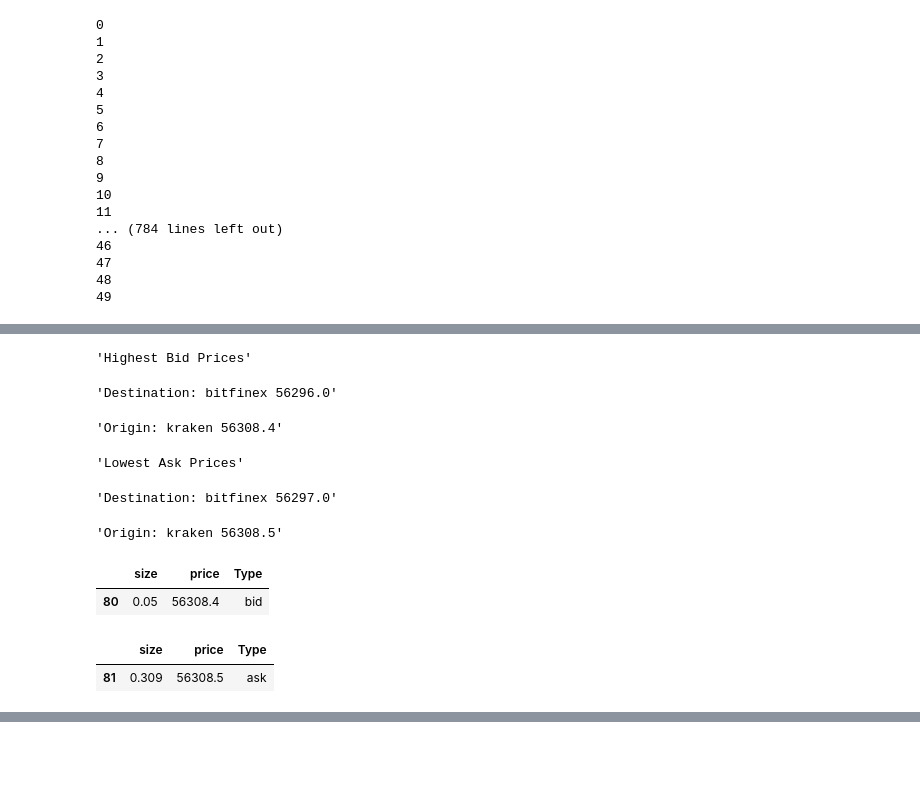
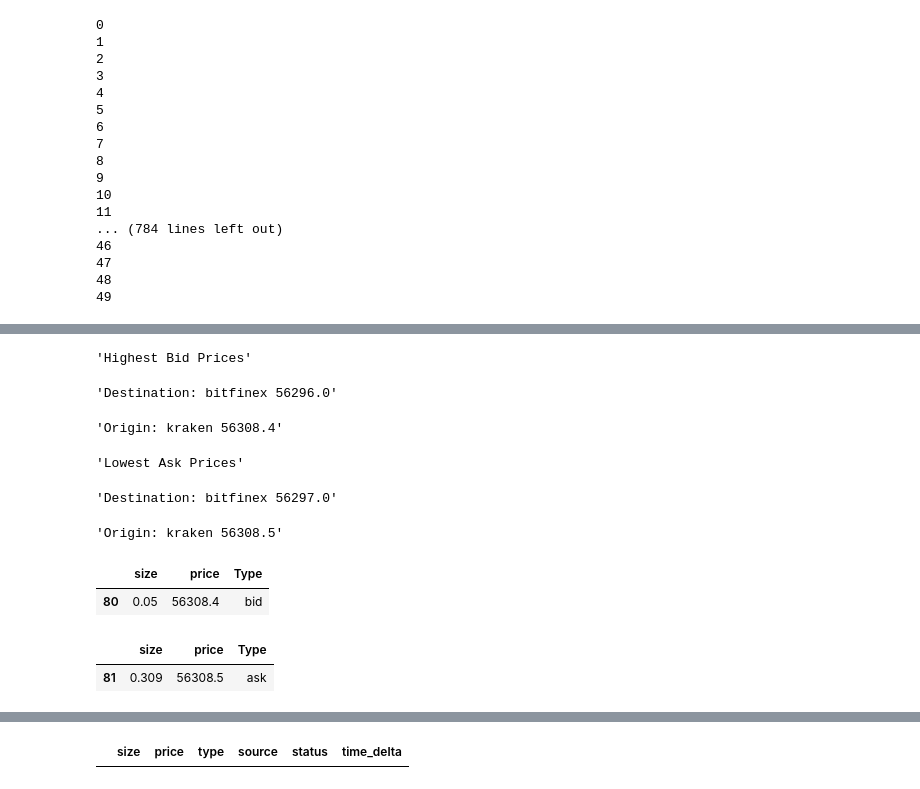
Before and after one commit to douglasparism/XEMM, a Jupyter notebook: Untitled.ipynb, the cells around one changed output, grey strips where cells are left out. Drawn from its saved outputs; the diff is of its cells as text; code cells hidden in the pictures; blank space fills up the shorter version.

Commit message:
Buyer time delta

```diff
--- a/Untitled.ipynb
+++ b/Untitled.ipynb
@@ -130,3 +132,6 @@ df_datetime.head(10)
 | 7 | 2021-11-24T15:15:56.773Z | 2021-11-24 15:15:56.773000+00:00 | bitfinex |
 | 8 | 2021-11-24T15:15:58.376Z | 2021-11-24 15:15:58.376000+00:00 | kraken |
 | 9 | 2021-11-24T15:15:58.672Z | 2021-11-24 15:15:58.672000+00:00 | bitfinex |
+# %%
+current = df_datetime['timestamp'][4]
+current
@@ -132,0 +140,4 @@ df_datetime.head(10)
+# %%
+bit_time = df_datetime[df_datetime['exchange'] == 'bitfinex']
+future = bit_time[bit_time['timestamp'] > current].reset_index(drop=True)
+future.loc[0]['timestamp']
@@ -296,7 +309,7 @@ while True:
 pd.set_option("display.max_rows", None, "display.max_columns", None)
 current_kraken = ''
 current_bitfinex = ''
-test = [1,2,3,4]
+test = [1,2,3,4,1,1,1,3,3,3,3,3]
 lat = 0.01
 k = 0
 b = 0
@@ -308,6 +321,7 @@ for i in range(len(test)):
     if df_datetime['exchange'][i] == 'bitfinex':
         b=1
         current_bitfinex = df_datetime['dict_key'][i]
+        current_bitfinex_time = df_datetime['timestamp'][i]
 
     if k==1 and b==1:
         print('Al momento')
@@ -317,10 +331,12 @@ for i in range(len(test)):
         k=0
         b=0
 
+        bit_time = df_datetime[df_datetime['exchange'] == 'bitfinex']
+        future = bit_time[bit_time['timestamp'] > current_bitfinex_time].reset_index(drop=True)
+        future_bitfinex_time = future.loc[0]['timestamp']
+        tdelta = (future_bitfinex_time - current_bitfinex_time).total_seconds()
 
-        current_bitfinex_time=df_datetime['timestamp'][i]
-        future_bitfinex_time = df_datetime['timestamp'][i+1]
-        tdelta = (future_bitfinex_time - current_bitfinex_time).total_seconds()
+        print('TIEMPO MAS CERCANO FUTURO BITFINEX', future_bitfinex_time)
 
         #Sacar los OB
         ex_O = dict_to_df('kraken',current_kraken , ob_data)
@@ -364,7 +380,42 @@ for i in range(len(test)):
         print(tdelta)
         time_i = timer()
 
+        order_historical = pd.DataFrame(columns=['size', 'price', 'type', 'source', 'status', 'time_delta'])
+
+
+
         for i in range(len(ex_O_final)):
+
+            to_ex = order_historical[(order_historical['time_delta'] <= timer() - time_i)  & (order_historical['time_delta'] > 0)]
+
+            for j in range(len(to_ex)):
+                if to_ex.loc[j]['type'] == 'bid':
+                    #EJECUTAR BIDS
+                    inventory, tokens, ex_D_final_2, ex_O_final_2 = execute_bids(float(bid_example['price']), to_ex.loc[j]['price'].values[0], taker_fee, maker_fee,
+                                                                     to_ex.loc[j]['size'].values[0], inventory, tokens,ex_D_final_2,ex_O_final_2, lat)
+                    ex_D_final = ex_D_final_2
+                    ex_O_final = ex_O_final_2
+                    order_historical.loc[len(order_historical)] = [to_ex.loc[j]['size'].values[0], to_ex.loc[j]['price'].values[0], 'bid', 'destination', 'executed',0]
+                    order_historical.loc[len(order_historical)] = [to_ex.loc[j]['size'].values[0], float(bid_example['price']), 'bid', 'origin', 'executed',0]
+
+
+                    index_ex = order_historical[(order_historical['price'] == destination_bid) & (order_historical['status'] == 'posted')].index[0]
+                    order_historical.iloc[index_ex,5] = 0
+
+                else:
+                    #EJECUTAR ASK
+                    inventory, tokens, ex_D_final_2, ex_O_final_2 = execute_asks(float(ask_example['price']), to_ex.loc[j]['price'].values[0], taker_fee, maker_fee,
+                                                                        to_ex.loc[j]['size'].values[0]), inventory, tokens,ex_D_final_2,ex_O_final_2, lat)
+
+                    ex_D_final = ex_D_final_2
+                    ex_O_final = ex_O_final_2
+
+                    order_historical.loc[len(order_historical)] = [to_ex.loc[j]['size'].values[0], to_ex.loc[j]['price'].values[0], 'ask', 'destination', 'executed',0]
+                    order_historical.loc[len(order_historical)] = [to_ex.loc[j]['size'].values[0], float(ask_example['price']), 'ask', 'origin', 'executed',0]
+
+                    index_ex = order_historical[(order_historical['price'] == destination_ask) & (order_historical['status'] == 'posted')].index[0]
+                    order_historical.iloc[index_ex,5] = 0
+
 
             if (time_i + tdelta) < timer():
                 print(time_i + tdelta)
@@ -391,8 +442,13 @@ for i in range(len(test)):
                 ex_D_final, inventory, tokens = post_maker_bid(bid_example['price'], bid_example['size'], taker_fee, maker_fee,
                                                        inventory, tokens,ex_D_final, decimals, profit, lat)
 
+
+
+
                 ex_D_final, inventory, tokens = post_maker_ask(ask_example['price'], ask_example['size'], taker_fee, maker_fee,
                                                        inventory, tokens,ex_D_final, decimals, profit, lat)
+
+
 
 
                 print(inventory, tokens)
@@ -402,6 +458,16 @@ for i in range(len(test)):
 
                 destination_bid = calc_D_bid(float(bid_example['price']), taker_fee, maker_fee, decimals, profit) #calculamos los precios posteados
                 destination_ask = calc_D_ask(float(ask_example['price']), taker_fee, maker_fee, decimals, profit) #calculamos los precios posteados
+
+                if not ex_D_final[(ex_D_final['price'] == destination_bid) & (ex_D_final['Type'] == 'bid')].empty:
+                    random_time_ex = np.random.uniform(min(timer()-time_i,tdelta), tdelta)
+
+                    order_historical.loc[len(order_historical)] = [bid_example['size'].values[0], destination_bid, 'bid', 'destination', 'posted',random_time_ex]
+
+                if not ex_D_final[(ex_D_final['price'] == destination_ask) & (ex_D_final['Type'] == 'ask')].empty:
+                    random_time_ex = np.random.uniform(min(timer()-time_i,tdelta), tdelta)
+                    order_historical.loc[len(order_historical)] = [ask_example['size'].values[0], destination_ask, 'ask', 'destination', 'posted',random_time_ex]
+
 
                 print('Destination BID', destination_bid)
                 print('Destination ASK', destination_ask)
@@ -419,6 +485,15 @@ for i in range(len(test)):
                                                                      float(bid_example['size']), inventory, tokens,ex_D_final_2,ex_O_final_2, lat)
                     ex_D_final = ex_D_final_2
                     ex_O_final = ex_O_final_2
+                    order_historical.loc[len(order_historical)] = [bid_example['size'].values[0], destination_bid, 'bid', 'destination', 'executed',0]
+                    order_historical.loc[len(order_historical)] = [bid_example['size'].values[0], float(bid_example['price']), 'bid', 'origin', 'executed',0]
+
+
+                    index_ex = order_historical[(order_historical['price'] == destination_bid) & (order_historical['status'] == 'posted')].index[0]
+                    order_historical.iloc[index_ex,5] = 0
+
+
+
 
                 #Se ejecutan??? CASO BID
                 best_bid = ex_D_final_2[ex_D_final_2['Type'] =='bid']
@@ -434,13 +509,19 @@ for i in range(len(test)):
                     ex_D_final = ex_D_final_2
                     ex_O_final = ex_O_final_2
 
+                    order_historical.loc[len(order_historical)] = [ask_example['size'].values[0], destination_ask, 'ask', 'destination', 'executed',0]
+                    order_historical.loc[len(order_historical)] = [ask_example['size'].values[0], float(ask_example['price']), 'ask', 'origin', 'executed',0]
+
+                    index_ex = order_historical[(order_historical['price'] == destination_ask) & (order_historical['status'] == 'posted')].index[0]
+                    order_historical.iloc[index_ex,5] = 0
 
                 #print(inventory, tokens)
                 #print(inventory['fiat']+tokens['fiat'])
 
                 #print('Destination final',ex_D_final)
                 #print('Origin final',ex_O_final)
-
+        display(order_historical)
+        print('TIMEDELTA',tdelta)
 
     else:
         pass
@@ -477,0 +544 @@ bid id
+|  | size | price | type | source | status | time_delta |
```
Also changed, not shown: parts of 4 cells of this notebook, 1 other file.
